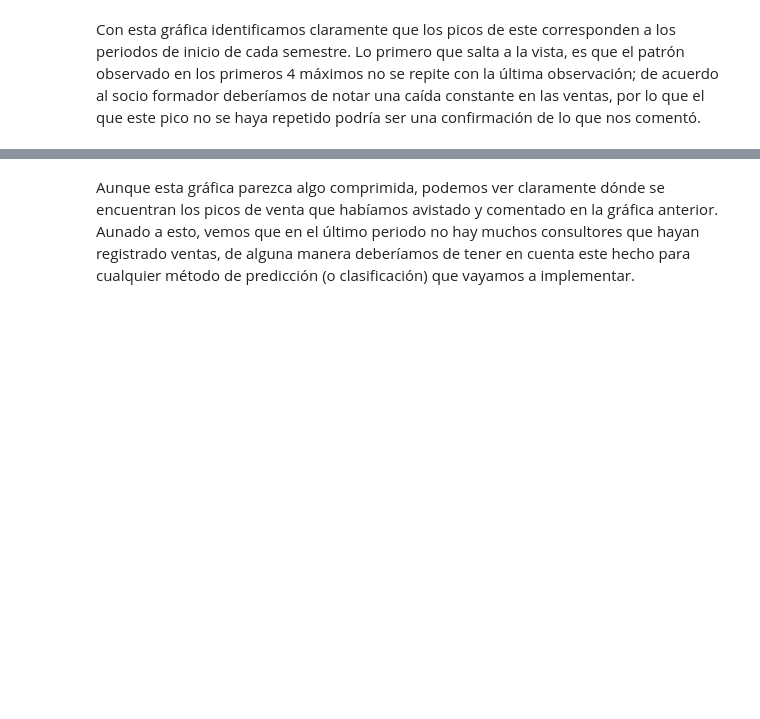
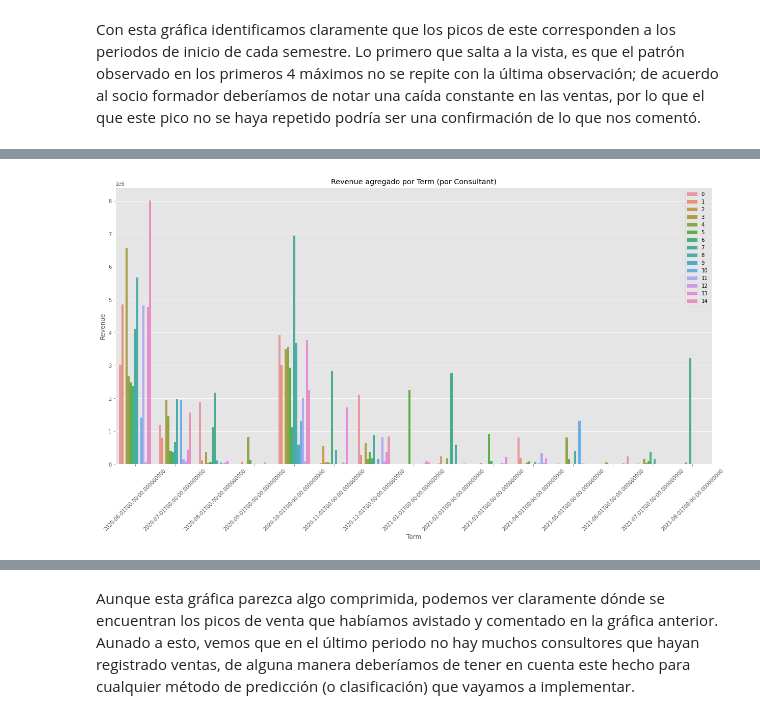
Before and after one commit to JuanEcheagaray75/CENGAGE-Sales-Analysis, a Jupyter notebook: project/pre-eda.ipynb, the cells around one changed output, grey strips where cells are left out. Cells and saved outputs as stored; diff of their text form; code cells hidden in the pictures; blank space fills up the shorter version.

```diff
--- a/project/pre-eda.ipynb
+++ b/project/pre-eda.ipynb
@@ -427,0 +498,11 @@ ax.set_title('Revenue agregado por Term (por Consultant)');
+# %%
+divide_term = '2021-09-01'
+# %%
+plt.figure(figsize=(21, 10))
+ax = sns.barplot(x='Term', y='Revenue', hue='Consultant', data=df[df['Term'] < divide_term], ci=None, estimator=np.sum)
+ax.set_title('Revenue agregado por Term (por Consultant)');
+# Set the index to be the term, and rotate it 45 degrees
+ax.set_xticklabels(labels=df[df['Term'] < divide_term].sort_values(by='Term')['Term'].unique(), rotation=45);
+plt.legend(loc='upper right');
+# %% [output]
+[figure, added]
```
Also changed, not shown: parts of 19 cells of this notebook, 1 other file.
